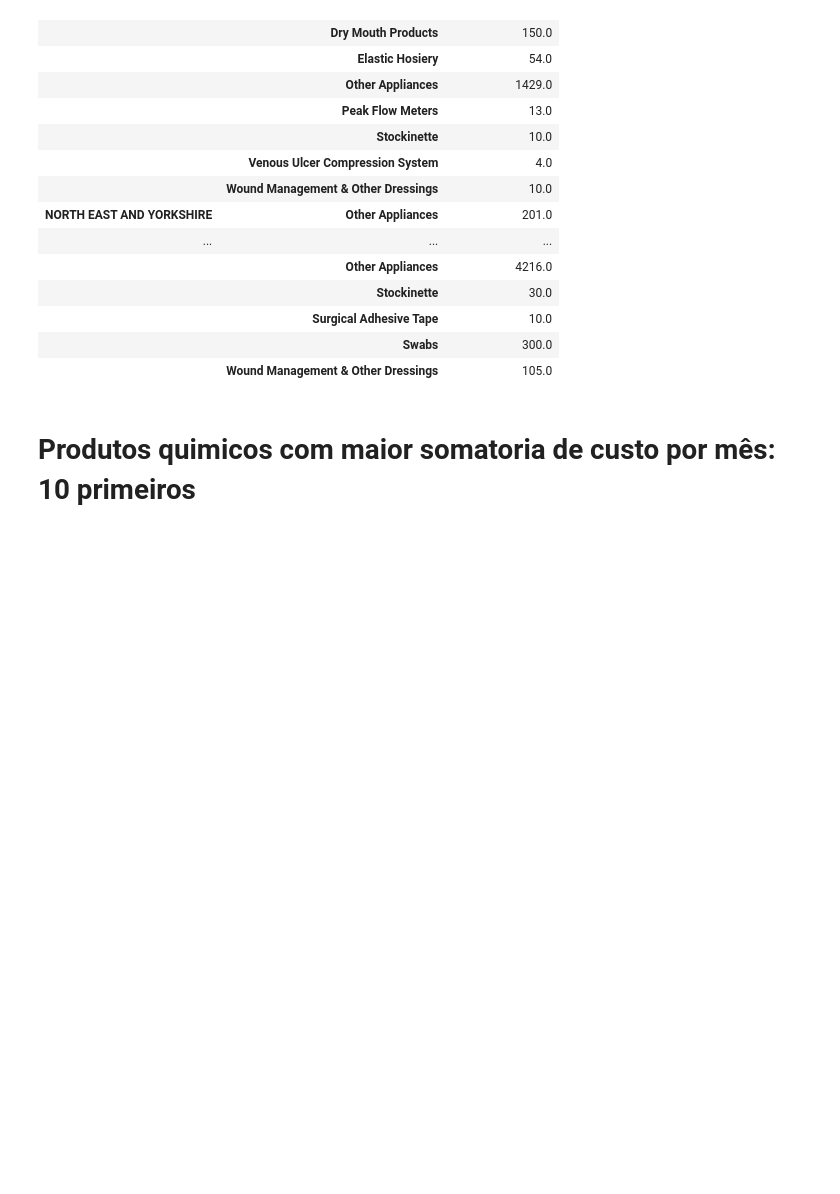
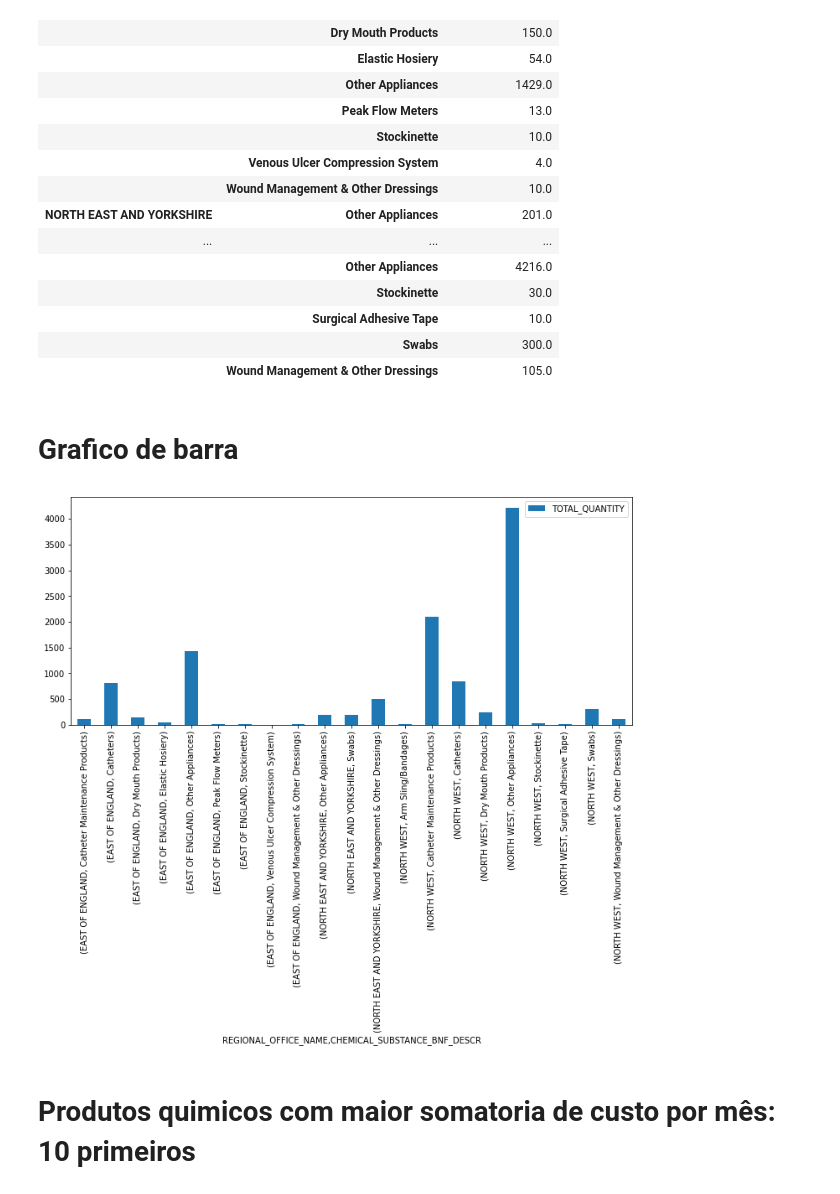
Before and after one commit to Dalerem/projeto, a Jupyter notebook: desafio.ipynb, the cells around one changed output. Drawn from its saved outputs; the diff is of its cells as text; code cells hidden in the pictures; blank space fills up the shorter version.

```diff
--- a/desafio.ipynb
+++ b/desafio.ipynb
@@ -36,8 +37,7 @@ display(df_dados())
 # 10 produtos quimicos prescritos por regiao
 # %%
 def produtos_regiao():
-    produtos_por_regiao = dados_df[['REGIONAL_OFFICE_NAME', 'CHEMICAL_SUBSTANCE_BNF_DESCR',
-                                'TOTAL_QUANTITY']].groupby(['REGIONAL_OFFICE_NAME', 'CHEMICAL_SUBSTANCE_BNF_DESCR']).sum()
+    produtos_por_regiao = dados_df[['REGIONAL_OFFICE_NAME', 'CHEMICAL_SUBSTANCE_BNF_DESCR', 'TOTAL_QUANTITY']].groupby(['REGIONAL_OFFICE_NAME', 'CHEMICAL_SUBSTANCE_BNF_DESCR']).sum()
     return produtos_por_regiao
 
 display(produtos_regiao())
@@ -60,6 +60,13 @@ display(produtos_regiao())
 |  | Surgical Adhesive Tape | 10.0 |
 |  | Swabs | 300.0 |
 |  | Wound Management & Other Dressings | 105.0 |
+# %% [markdown]
+# Grafico de barra
+# %%
+produtos_regiao().plot(kind='bar', figsize=(12,5))
+plt.show()
+# %% [output]
+[figure, added]
 # %% [markdown]
 # Produtos quimicos com maior somatoria de custo por mês: 10 primeiros
 # %%
```
Also changed, not shown: parts of 8 cells of this notebook.
